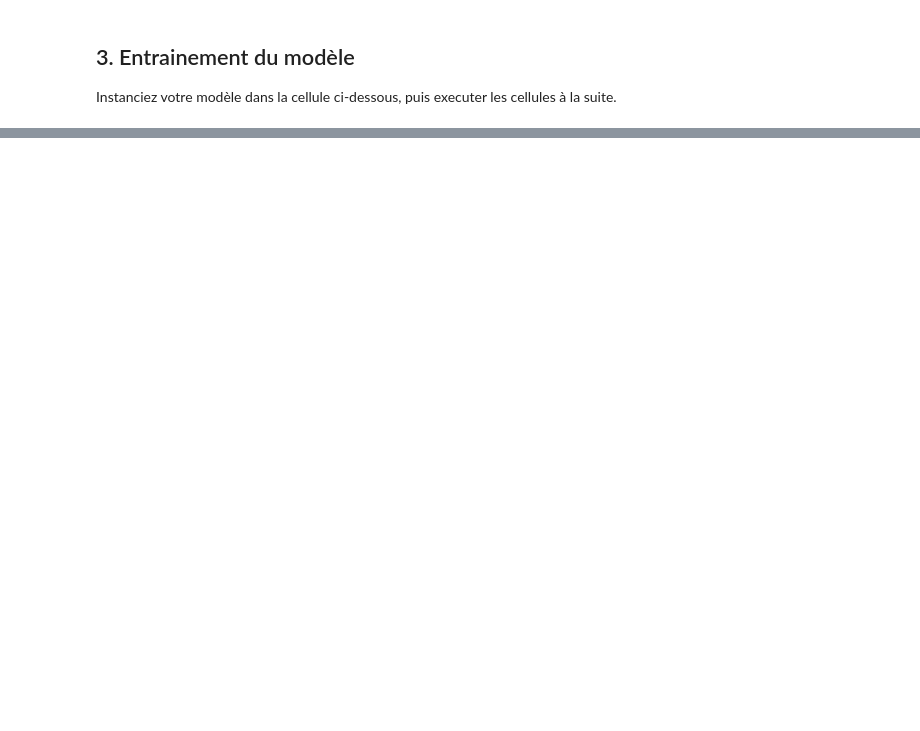
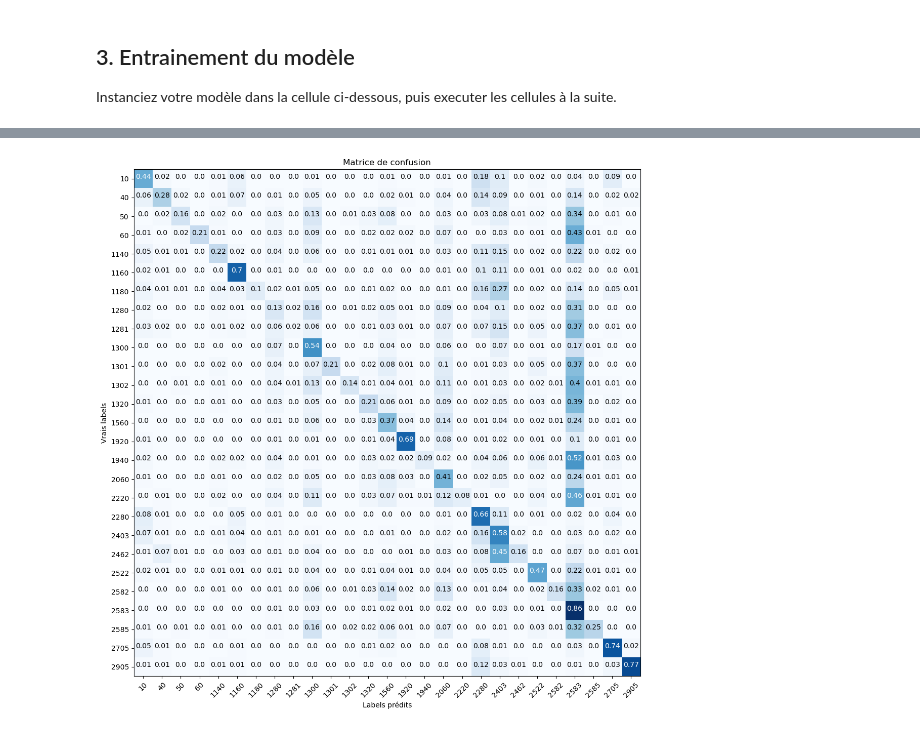
Before and after one commit to JoffreyLGT/Rakuten-products-classification, a Jupyter notebook: notebooks/images_models.ipynb, the cells around one changed output, grey strips where cells are left out. Cells and saved outputs as stored; diff of their text form; code cells hidden in the pictures; blank space fills up the shorter version.

Commit message:
Update images_models with the data regarding our best model

```diff
--- a/notebooks/images_models.ipynb
+++ b/notebooks/images_models.ipynb
@@ -85,3 +85,20 @@ ESTIMATOR = KNeighborsClassifier(n_neighbors=7, n_jobs=-1)
+# %%
+from sklearn.ensemble import RandomForestClassifier
+from sklearn.model_selection import GridSearchCV
+
+ESTIMATOR_FILE_NAME = "RandomForestClassifier"
+
+params = {
+    "n_estimators": [50, 100, 150, 200],
+    "criterion": ["gini", "entropy", "log_loss"],
+    "max_features": ["sqrt", "log2", "None"],
+}
+ESTIMATOR = GridSearchCV(
+    estimator=RandomForestClassifier(n_jobs=-1),
+    param_grid=params,
+    cv=2,
+    n_jobs=-1
+)
 # %%
 from sklearn.metrics import accuracy_score
 import os
@@ -106,0 +170,31 @@ with open(f"data/models/{ESTIMATOR_FILE_NAME}",'wb') as fp:
+# %%
+import itertools
+from matplotlib import pyplot as plt
+import numpy as np
+
+
+cnf_matrix = np.round(metrics.confusion_matrix(
+    y_test, y_test_pred, normalize="true"), 2)
+
+prdtypecodes = np.unique(y_test)
+classes = range(0, len(prdtypecodes))
+
+plt.figure(figsize=(13, 13))
+
+plt.imshow(cnf_matrix, interpolation='nearest', cmap='Blues')
+plt.title("Matrice de confusion")
+tick_marks = classes
+plt.xticks(tick_marks, prdtypecodes)
+plt.yticks(tick_marks, prdtypecodes)
+
+for i, j in itertools.product(range(cnf_matrix.shape[0]), range(cnf_matrix.shape[1])):
+    plt.text(j, i, cnf_matrix[i, j],
+             horizontalalignment="center",
+             color="white" if cnf_matrix[i, j] > (cnf_matrix.max() / 2) else "black")
+
+plt.ylabel('Vrais labels')
+plt.xlabel('Labels prédits')
+plt.xticks(rotation=45)
+plt.show()
+# %% [output]
+[figure, added]
```
Also changed, not shown: parts of 6 cells of this notebook.
